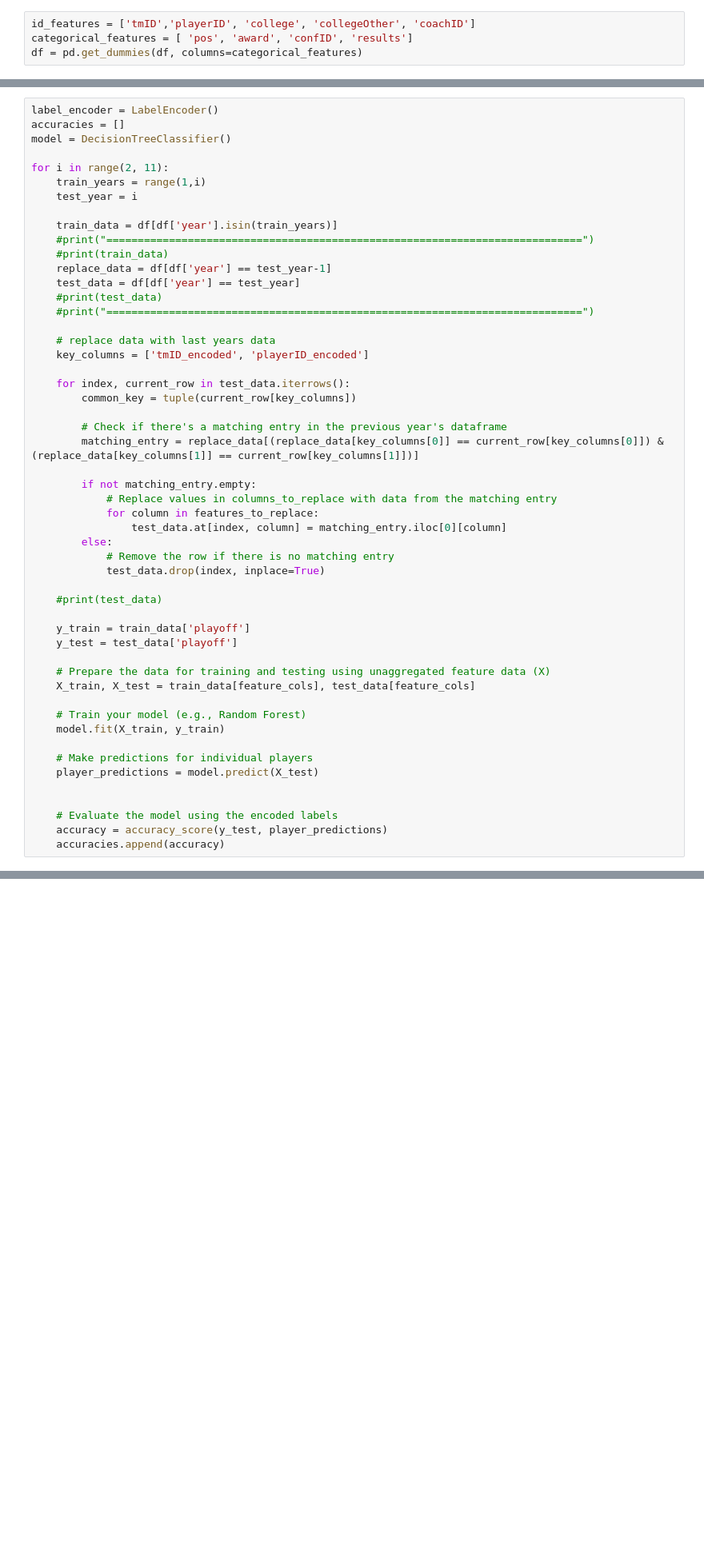
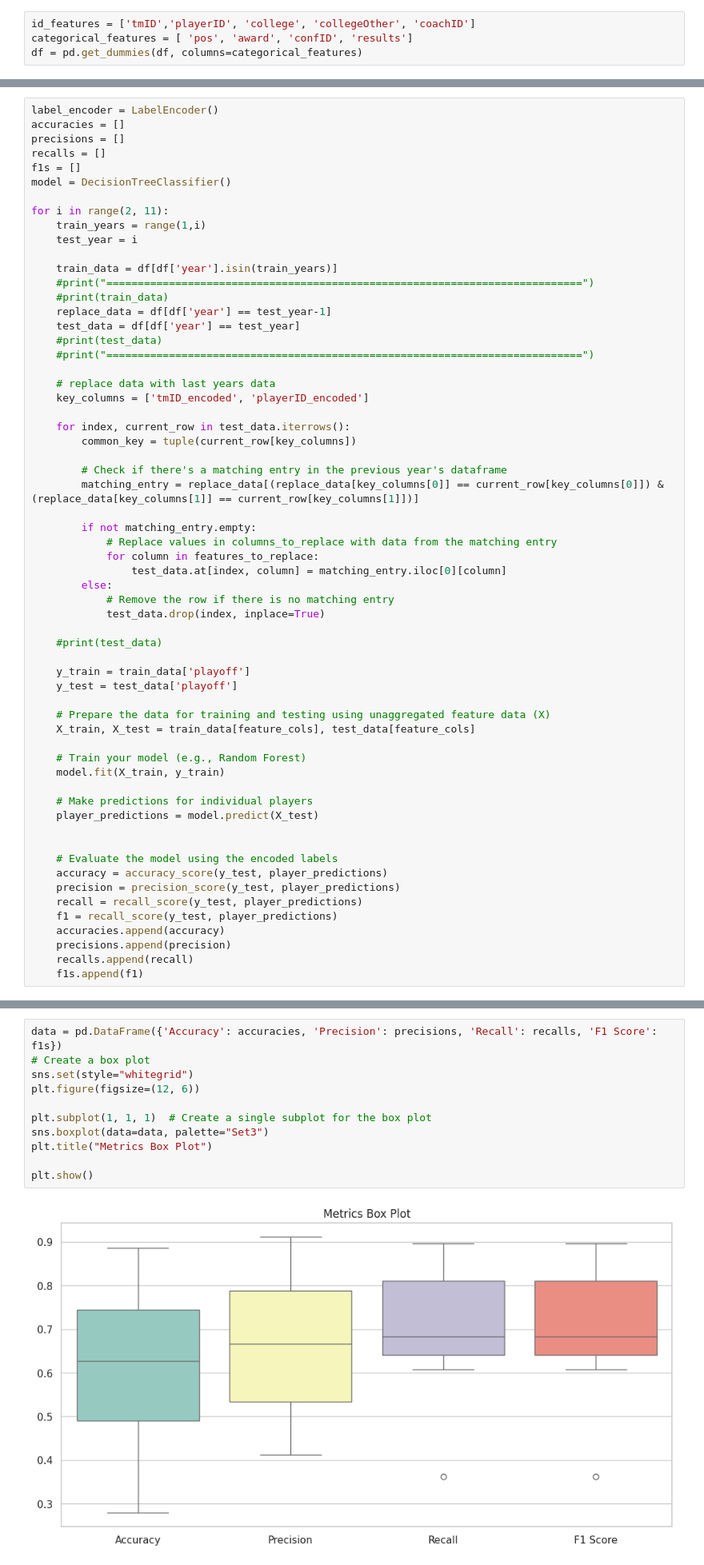
Before and after one commit to 13luiscabral13/AC, a Jupyter notebook: models.ipynb, the cells around one changed output, grey strips where cells are left out. Shown at 80% size. Saved outputs shown, nothing was run; the diff lists cells and outputs as text; blank space fills up the shorter version.

Commit message:
box plot

```diff
--- a/models.ipynb
+++ b/models.ipynb
@@ -64,6 +69,9 @@ print(features_to_replace)
 # %%
 label_encoder = LabelEncoder()
 accuracies = []
+precisions = []
+recalls = []
+f1s = []
 model = DecisionTreeClassifier()
 
 for i in range(2, 11):
@@ -112,4 +120,10 @@ for i in range(2, 11):
 
     # Evaluate the model using the encoded labels
     accuracy = accuracy_score(y_test, player_predictions)
+    precision = precision_score(y_test, player_predictions)
+    recall = recall_score(y_test, player_predictions)
+    f1 = recall_score(y_test, player_predictions)
     accuracies.append(accuracy)
+    precisions.append(precision)
+    recalls.append(recall)
+    f1s.append(f1)
@@ -119,3 +148,16 @@ print(sum(accuracies)/9)
+# %%
+data = pd.DataFrame({'Accuracy': accuracies, 'Precision': precisions, 'Recall': recalls, 'F1 Score': f1s})
+# Create a box plot
+sns.set(style="whitegrid")
+plt.figure(figsize=(12, 6))
+
+plt.subplot(1, 1, 1)  # Create a single subplot for the box plot
+sns.boxplot(data=data, palette="Set3")
+plt.title("Metrics Box Plot")
+
+plt.show()
+# %% [output]
+[figure, added]
 # %%
 dot_data = export_graphviz(model, out_file=None,
                           feature_names=X_train.columns, # Specify your feature names
```
Also changed, not shown: parts of 5 cells of this notebook, 3 other files.
